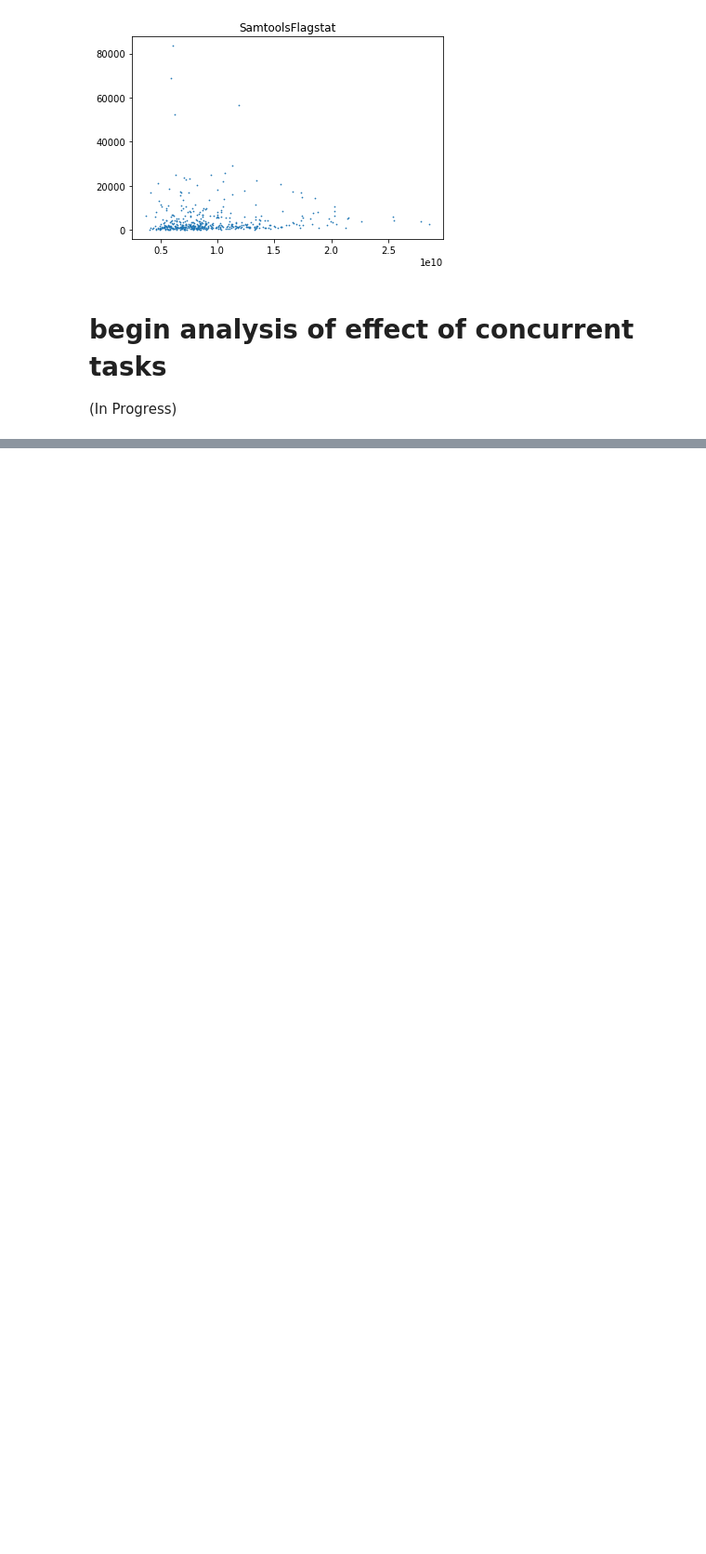
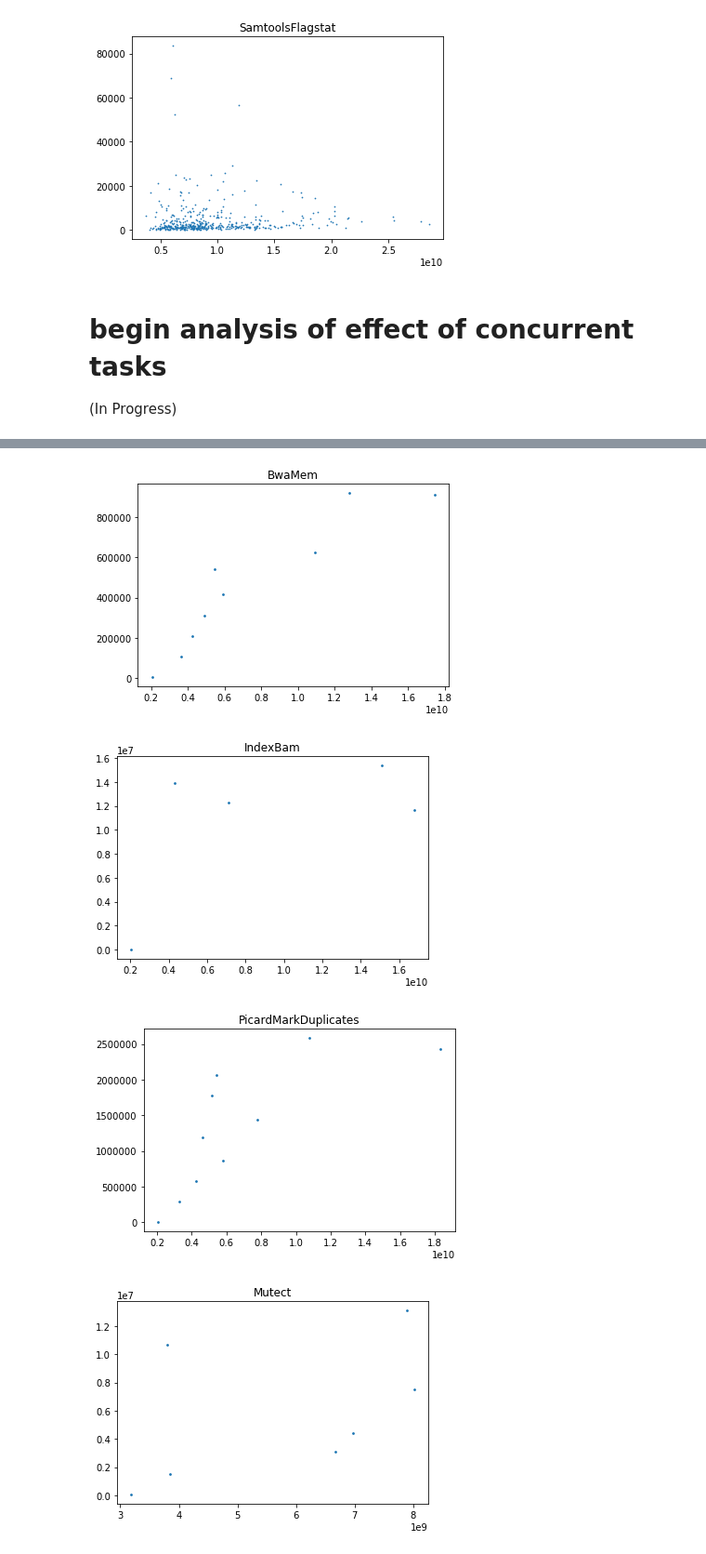
Before and after one commit to mattebaughman/globus_genomics_profiling, a Jupyter notebook: general_analysis.ipynb, the cells around one changed output, grey strips where cells are left out. Shown at 93% size. Saved outputs shown, nothing was run; the diff lists cells and outputs as text; code cells hidden in the pictures; blank space fills up the shorter version.

```diff
--- a/general_analysis.ipynb
+++ b/general_analysis.ipynb
@@ -499,0 +522,16 @@ for k in tasks:
+# %%
+for k in tools:
+    correct = job_data[job_data.tool==k].dropna(axis=0,how='any')
+    binned = np.linspace(correct.duration.min(),correct.duration.max(),10)
+    groups = correct.groupby(np.digitize(correct.duration,binned))
+
+    data = groups.min()
+    if data.duration.size!=0:
+        plt.figure()
+        plt.title(k)
+        plt.scatter(data.sizes,data.duration,s=3)
+# %% [output]
+[figure, added]
+[figure, added]
+[figure, added]
+[figure, added]
```
Also changed, not shown: parts of 7 cells of this notebook.
